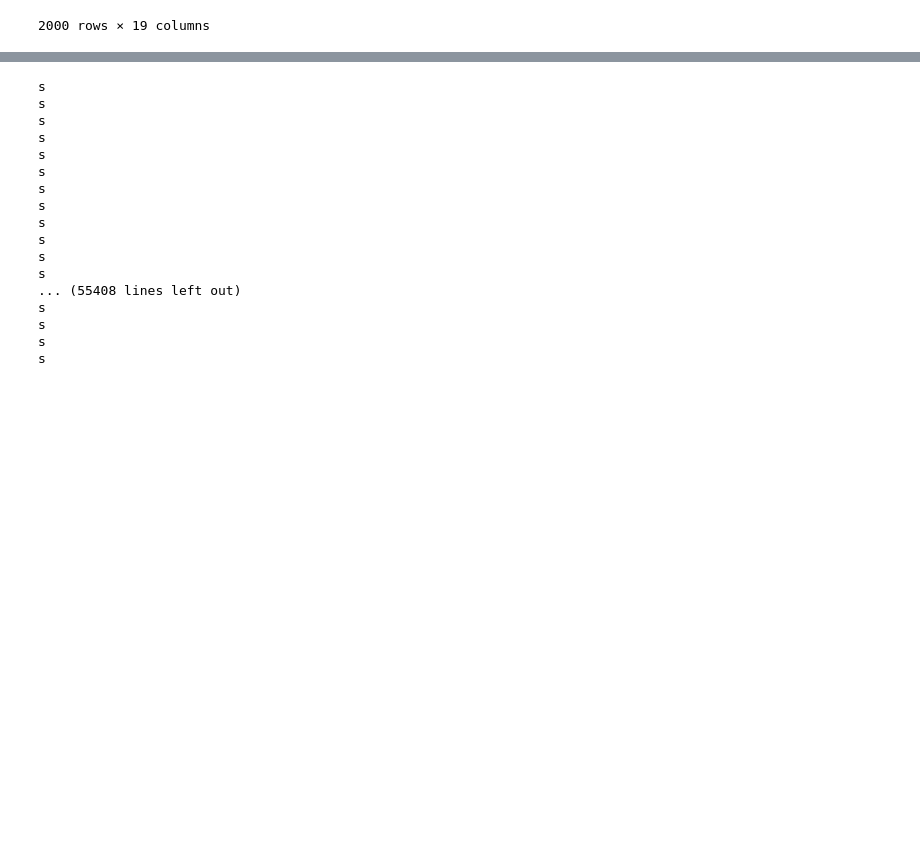
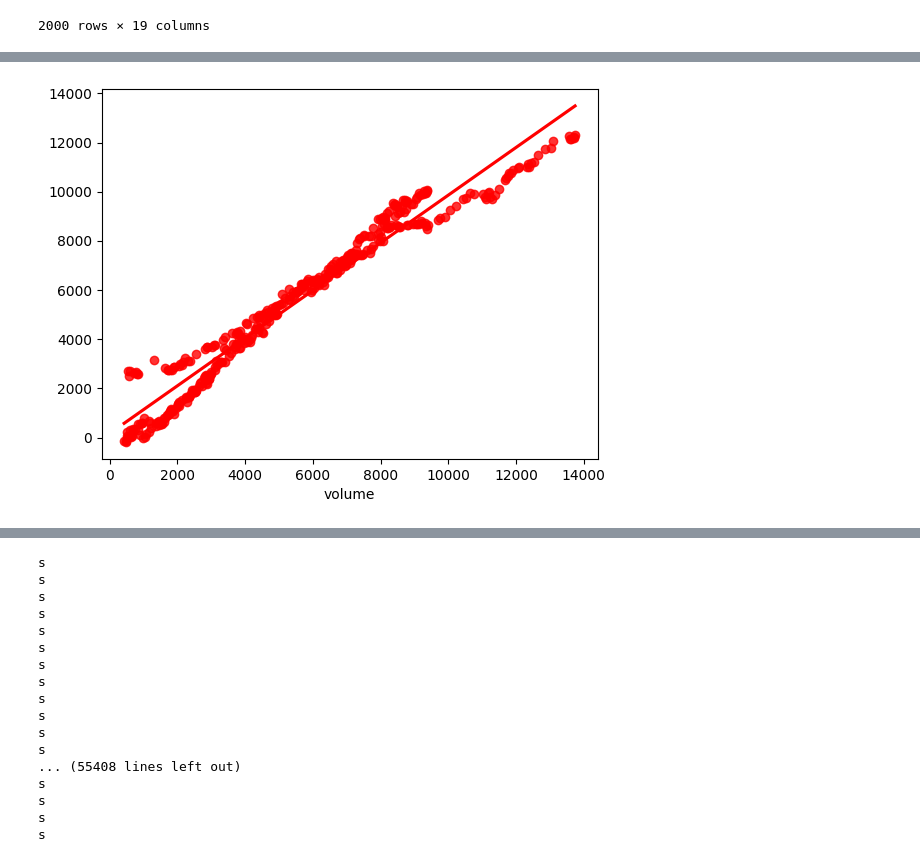
Before and after one commit to viderson/gym_pipeline, a Jupyter notebook: analysis/model_training.ipynb, the cells around one changed output, grey strips where cells are left out. Saved outputs shown, nothing was run; the diff lists cells and outputs as text; code cells hidden in the pictures; blank space fills up the shorter version.

```diff
--- a/analysis/model_training.ipynb
+++ b/analysis/model_training.ipynb
@@ -74,0 +219,4 @@ y_train.shape
+# %%
+sns.regplot(x=y_test,y=y_pred,ci=None,color ='red');
+# %% [output]
+[figure, added]
```
Also changed, not shown: parts of 15 cells of this notebook, 11 other files.
